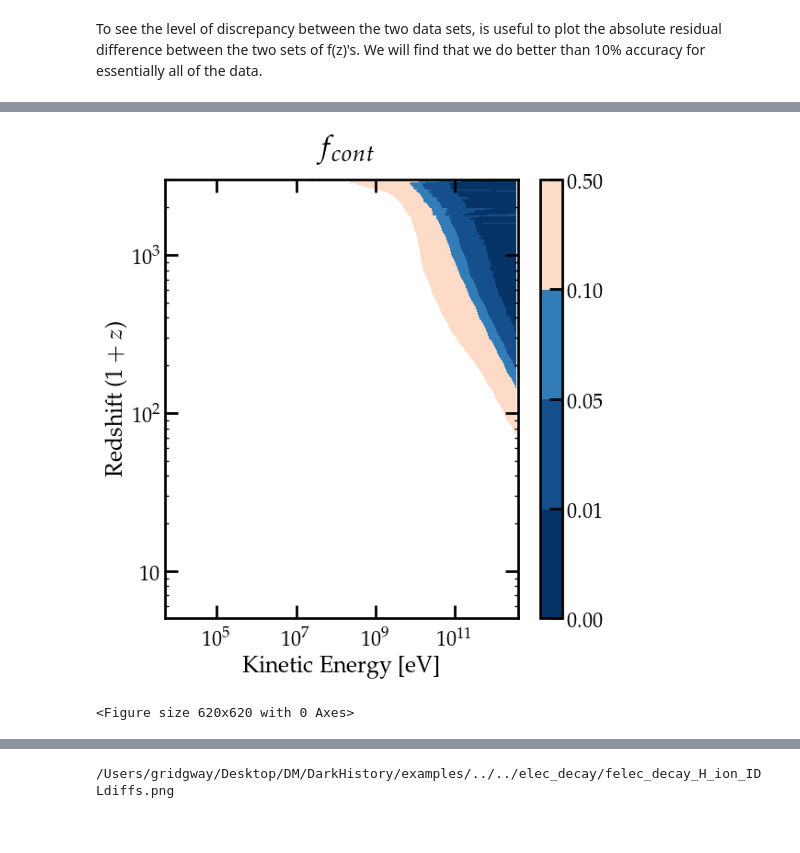
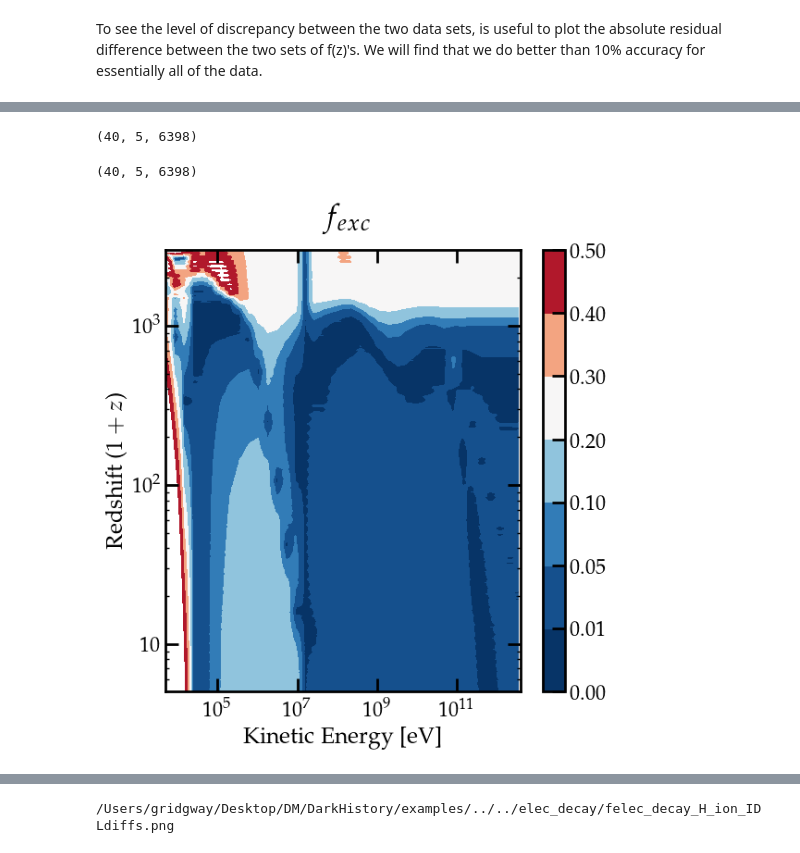
Before and after one commit to hongwanliu/DarkHistory, a Jupyter notebook: examples/Example13_Cross_Checks.ipynb, the cells around one changed output, grey strips where cells are left out. Saved outputs shown, nothing was run; the diff lists cells and outputs as text; code cells hidden in the pictures.

Commit message:
Added code to generate baseline fs correctly (add high and low energy deposition)

```diff
--- a/examples/Example13_Cross_Checks.ipynb
+++ b/examples/Example13_Cross_Checks.ipynb
@@ -73,7 +70,7 @@ tau=.5e25
 inj_type = 'decay'
 
 #Annihilate/Decay into
-inj_particle = 'electron'
+inj_particle = 'photon'
 
 #Useful definitions
 if inj_particle == 'electron':
@@ -828,0 +815,18 @@ f_DH_data[0]['f']['low']['heat'][10]
+# %%
+inj_particle='elec'
+inj_str=inj_particle[:4]
+inj_type='swave'
+struct = True
+if struct:
+    extra = ''
+else:
+    extra = '_noStructure'
+
+if inj_particle == 'photon':
+    coarsen_factor = 1
+else:
+    coarsen_factor = 1
+
+f_DH_data = pickle.load(open('/Users/gregoryridgway/Dropbox (MIT)/Photon Deposition/idl_comparison/GR_Checks/ih_continuous_'
+                   +inj_str+'/f_'+inj_str+'_'+inj_type+'_notCrossCheck'+extra+'.p','rb')
+                  )
@@ -828,0 +852,4 @@ f_DH_data[0]['f']['low']['heat'][10]
+# %%
+f_DH_list = pickle.load(open('/Users/hongwan/Dropbox (MIT)/Photon Deposition/idl_comparison/GR_Checks/ih_continuous_'
+                   +inj_str+'/f_'+inj_str+'_'+inj_type+'_notCrossCheck_LowPHigh.p','rb')
+                  )
@@ -830,8 +888,8 @@ f_DH_data[0]['f']['low']['heat'][10]
 def get_fdiff(inj_type, inj_particle, channel):
     folder = inj_str+'_'+inj_type+'/'
     f_DH_tmp = np.ones((40,round(6398/coarsen_factor)))*1e-6
-    for k in np.arange(40):
-        f_DH_tmp[k] = f_DH_data[k]['f']['low'][channel]
+#     for k in np.arange(40):
+#         f_DH_tmp[k] = f_DH_data[k]['f']['low'][channel]
 
     eng = 10**log10eng
 
@@ -843,11 +901,12 @@ def get_fdiff(inj_type, inj_particle, channel):
     else:
         label = channel
     title = r'\bf{$f_{'+label+'}$}'
+    f_DH_tmp = f_DH_list[:,ind,:]
 
     plt.figure()
     ax=plt.gca()
     ax.loglog()
-    levels=[0,.01,.05,.1,.5]#,.2,.3,.4,.5,1]
+    levels=[0,.01,.05,.1,.2,.3,.4,.5]#,.2,.3,.4,.5,1]
 
     diffs = np.zeros_like(f_DH_tmp)
     diffs = np.abs(
@@ -861,18 +920,24 @@ def get_fdiff(inj_type, inj_particle, channel):
     plt.title(title)
     plt.ylabel(r'Redshift ($1+z$)')
     plt.xlabel(r'Kinetic Energy [eV]')
-    plt.show()
 
     plt.savefig(
-        '/Users/gridgway/Desktop/idl_comparisons/f'+inj_particle+'_'+inj_type+'_'+channel+'_IDLdiffs.png'
+        '/Users/gregoryridgway/Desktop/4_14_DH_idl_comparisons/f'+inj_particle+'_'+inj_type+'_'+channel+'_IDLdiffs.png'
     )
     plt.show()
 
 #     plt.savefig(
 #         cwd+'/../../'+folder+'f'+inj_particle+'_'+inj_type+'_'+channel+'_IDLdiffs.png'
 #     )
+# %%
+f_idl_list.shape
+# %% [output]
+(40, 5, 6398)
+# %%
+f_DH_list.shape
+# %% [output]
+(40, 5, 6398)
 # %%
-get_fdiff(inj_type, inj_str, 'cont')
+get_fdiff(inj_type, inj_str, 'exc')
 # %% [output]
-[figure, old version]
+[figure, new version]
-<Figure size 620x620 with 0 Axes>
```
Also changed, not shown: parts of 42 cells of this notebook, 1 other file.
